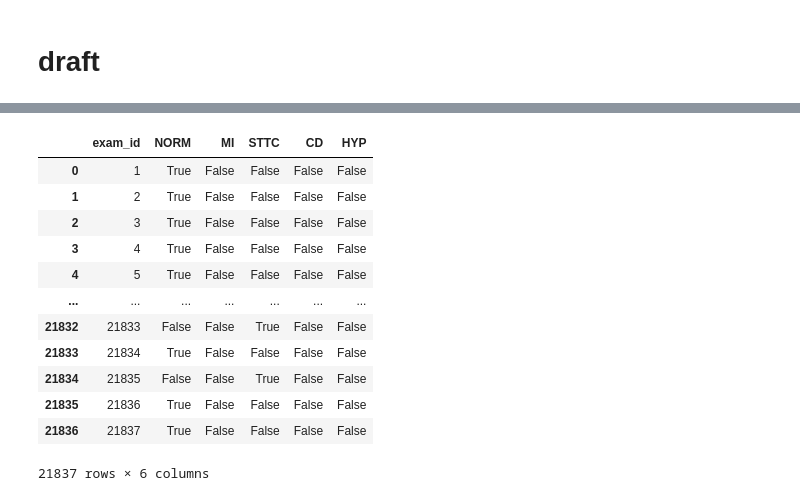
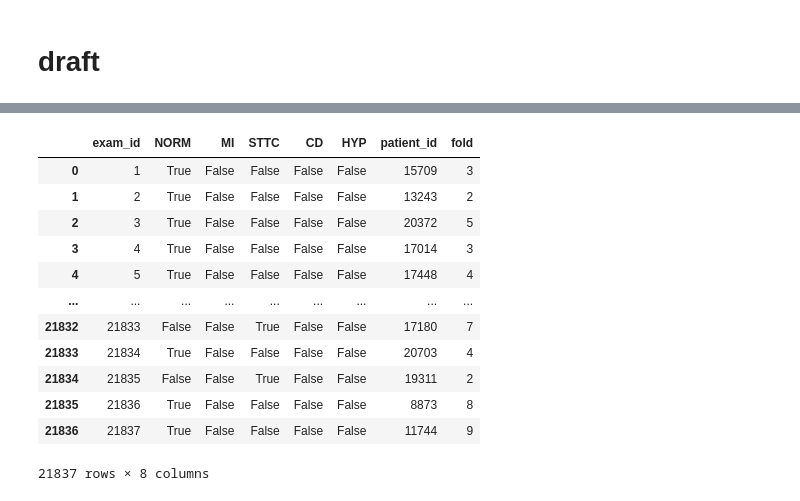
Before and after one commit to cljosegfer/lesaude-ptbxl, a Jupyter notebook: reproducao_metadata.ipynb, the cells around one changed output, grey strips where cells are left out. Cells and saved outputs as stored; diff of their text form; code cells hidden in the pictures.

Commit message:
add patient id and fold

```diff
--- a/reproducao_metadata.ipynb
+++ b/reproducao_metadata.ipynb
@@ -46,5 +46,8 @@ data = []
 for idx, row in Y.iterrows():
     exam_id = row['ecg_id']
     labels = row['diagnostic_superclass']
+    patient_id = int(row['patient_id'])
+    fold = row['strat_fold']
     # data.append([exam_id, labels])
-    data.append(label2onehot(exam_id, labels))
+    # data.append(label2onehot(exam_id, labels))
+    data.append(label2onehot(exam_id, labels) + [patient_id, fold])
@@ -51,19 +74,19 @@ for idx, row in Y.iterrows():
 # %%
-metadata = pd.DataFrame(data, columns = columns)
+metadata = pd.DataFrame(data, columns = columns + ['patient_id', 'fold'])
 metadata
 # %% [output]
-|  | exam_id | NORM | MI | STTC | CD | HYP |
-| 0 | 1 | True | False | False | False | False |
-| 1 | 2 | True | False | False | False | False |
-| 2 | 3 | True | False | False | False | False |
-| 3 | 4 | True | False | False | False | False |
-| 4 | 5 | True | False | False | False | False |
-| ... | ... | ... | ... | ... | ... | ... |
-| 21832 | 21833 | False | False | True | False | False |
-| 21833 | 21834 | True | False | False | False | False |
-| 21834 | 21835 | False | False | True | False | False |
-| 21835 | 21836 | True | False | False | False | False |
-| 21836 | 21837 | True | False | False | False | False |
+|  | exam_id | NORM | MI | STTC | CD | HYP | patient_id | fold |
+| 0 | 1 | True | False | False | False | False | 15709 | 3 |
+| 1 | 2 | True | False | False | False | False | 13243 | 2 |
+| 2 | 3 | True | False | False | False | False | 20372 | 5 |
+| 3 | 4 | True | False | False | False | False | 17014 | 3 |
+| 4 | 5 | True | False | False | False | False | 17448 | 4 |
+| ... | ... | ... | ... | ... | ... | ... | ... | ... |
+| 21832 | 21833 | False | False | True | False | False | 17180 | 7 |
+| 21833 | 21834 | True | False | False | False | False | 20703 | 4 |
+| 21834 | 21835 | False | False | True | False | False | 19311 | 2 |
+| 21835 | 21836 | True | False | False | False | False | 8873 | 8 |
+| 21836 | 21837 | True | False | False | False | False | 11744 | 9 |
-21837 rows × 6 columns
+21837 rows × 8 columns
 # %%
 metadata.to_csv('metadata.csv', index = None)
```
Also changed, not shown: parts of 1 cell of this notebook, 1 other file.
